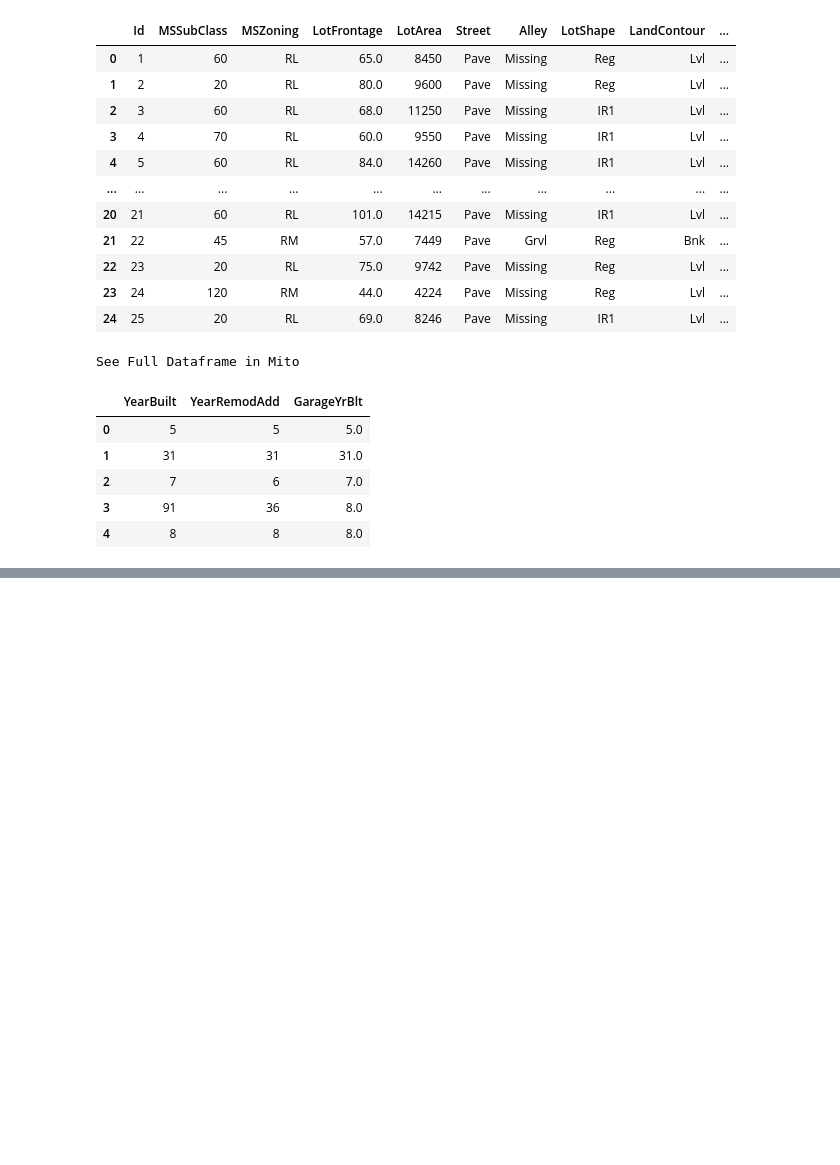
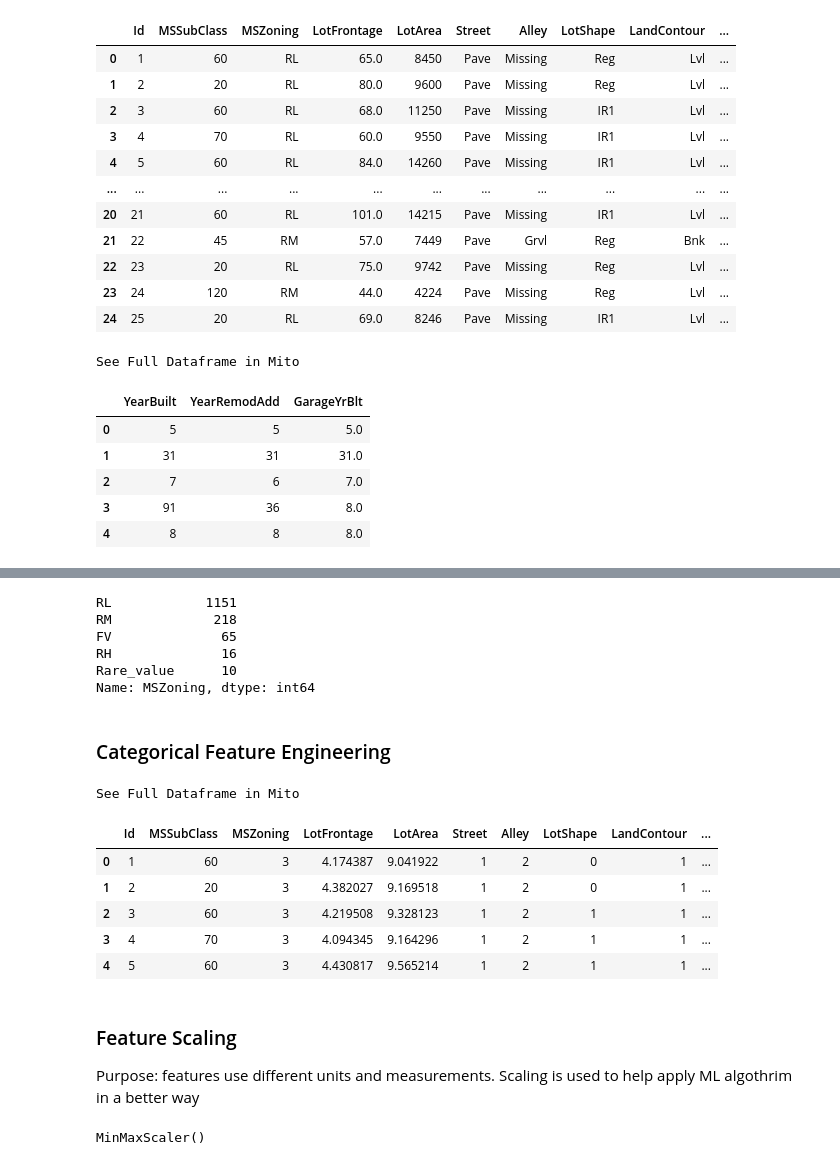
Before and after one commit to ammartin8/housing_price_prediction, a Jupyter notebook: housing_prediction_feat_eng.ipynb, the cells around one changed output, grey strips where cells are left out. Drawn from its saved outputs; the diff is of its cells as text; code cells hidden in the pictures; blank space fills up the shorter version.

```diff
--- a/housing_prediction_feat_eng.ipynb
+++ b/housing_prediction_feat_eng.ipynb
@@ -157,0 +192,5 @@ See Full Dataframe in Mito
+# %%
+# Handling Rare Categorical Values
+# Features values with less than 1% of observations will be converted to a new label since they will not heavily impact the model
+cat_features = [feature for feature in df.columns if df[feature].dtypes == 'O']
+cat_features
@@ -157,0 +215,46 @@ See Full Dataframe in Mito
+# %%
+# Review percentage of each value for each category feature
+for feature in cat_features:
+    temp=df.groupby(feature)['SalePrice'].count()/len(df)
+    temp_df = temp[temp>0.01].index
+    df[feature]=np.where(df[feature].isin(temp_df), df[feature], 'Rare_value')
+
+# Validate rare value in dataset
+df['MSZoning'].value_counts()
+# %% [output]
+RL            1151
+RM             218
+FV              65
+RH              16
+Rare_value      10
+Name: MSZoning, dtype: int64
+# %% [markdown]
+### Categorical Feature Engineering
+# %%
+for feature in cat_features:
+    labels_ordered=df.groupby([feature])['SalePrice'].mean().sort_values().index
+    labels_ordered={k:i for i,k in enumerate(labels_ordered,0)}
+    df[feature]=df[feature].map(labels_ordered)
+
+df.head()
+# %% [output]
+See Full Dataframe in Mito
+|  | Id | MSSubClass | MSZoning | LotFrontage | LotArea | Street | Alley | LotShape | LandContour | ... |
+| 0 | 1 | 60 | 3 | 4.174387 | 9.041922 | 1 | 2 | 0 | 1 | ... |
+| 1 | 2 | 20 | 3 | 4.382027 | 9.169518 | 1 | 2 | 0 | 1 | ... |
+| 2 | 3 | 60 | 3 | 4.219508 | 9.328123 | 1 | 2 | 1 | 1 | ... |
+| 3 | 4 | 70 | 3 | 4.094345 | 9.164296 | 1 | 2 | 1 | 1 | ... |
+| 4 | 5 | 60 | 3 | 4.430817 | 9.565214 | 1 | 2 | 1 | 1 | ... |
+# %% [markdown]
+### Feature Scaling
+
+Purpose: features use different units and measurements. Scaling is used to help apply ML algothrim in a better way
+# %%
+# List of features to process feature scaling
+features_scale_list = [feature for feature in df.columns if feature not in ['Id', 'SalePrice']]
+
+from sklearn.preprocessing import MinMaxScaler
+scaler = MinMaxScaler()
+scaler.fit(df[features_scale_list])
+# %% [output]
+MinMaxScaler()
```
Also changed, not shown: parts of 9 cells of this notebook.
